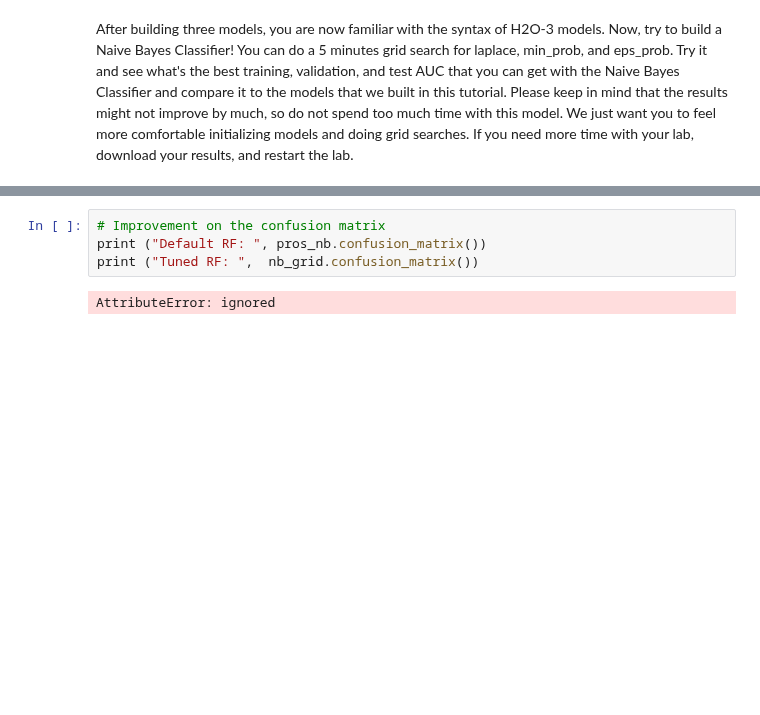
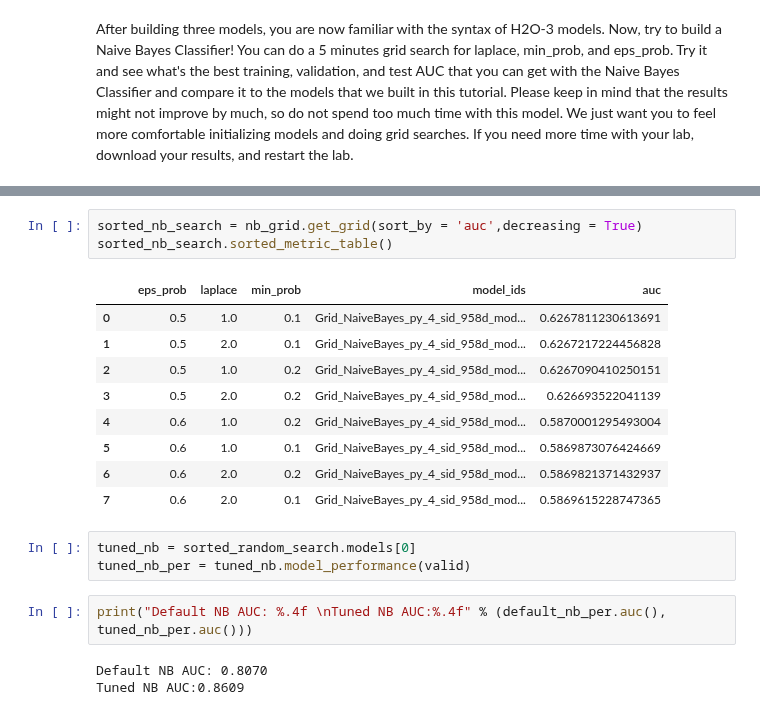
Before and after one commit to juan-ivan-NV/My-learnings, a Jupyter notebook: H2O_ai_tutorials/H2O_3_Classification.ipynb, the cells around one changed output, grey strips where cells are left out. Cells and saved outputs as stored; diff of their text form; blank space fills up the shorter version.

```diff
--- a/H2O_ai_tutorials/H2O_3_Classification.ipynb
+++ b/H2O_ai_tutorials/H2O_3_Classification.ipynb
@@ -1038,7 +943,22 @@ CPU times: user 1.54 s, sys: 114 ms, total: 1.65 s
 Wall time: 1min 18s
-# %%
-# Improvement on the confusion matrix
-print ("Default RF: ", pros_nb.confusion_matrix())
-print ("Tuned RF: ",  nb_grid.confusion_matrix())
-# %% [output]
-AttributeError: ignored
+# %%
+sorted_nb_search = nb_grid.get_grid(sort_by = 'auc',decreasing = True)
+sorted_nb_search.sorted_metric_table()
+# %% [output]
+|  |  | eps_prob | laplace | min_prob | model_ids | auc |
+| 0 |  | 0.5 | 1.0 | 0.1 | Grid_NaiveBayes_py_4_sid_958d_mod... | 0.6267811230613691 |
+| 1 |  | 0.5 | 2.0 | 0.1 | Grid_NaiveBayes_py_4_sid_958d_mod... | 0.6267217224456828 |
+| 2 |  | 0.5 | 1.0 | 0.2 | Grid_NaiveBayes_py_4_sid_958d_mod... | 0.6267090410250151 |
+| 3 |  | 0.5 | 2.0 | 0.2 | Grid_NaiveBayes_py_4_sid_958d_mod... | 0.626693522041139 |
+| 4 |  | 0.6 | 1.0 | 0.2 | Grid_NaiveBayes_py_4_sid_958d_mod... | 0.5870001295493004 |
+| 5 |  | 0.6 | 1.0 | 0.1 | Grid_NaiveBayes_py_4_sid_958d_mod... | 0.5869873076424669 |
+| 6 |  | 0.6 | 2.0 | 0.2 | Grid_NaiveBayes_py_4_sid_958d_mod... | 0.5869821371432937 |
+| 7 |  | 0.6 | 2.0 | 0.1 | Grid_NaiveBayes_py_4_sid_958d_mod... | 0.5869615228747365 |
+# %%
+tuned_nb = sorted_random_search.models[0]
+tuned_nb_per = tuned_nb.model_performance(valid)
+# %%
+print("Default NB AUC: %.4f \nTuned NB AUC:%.4f" % (default_nb_per.auc(), tuned_nb_per.auc()))
+# %% [output]
+Default NB AUC: 0.8070
+Tuned NB AUC:0.8609
```
Also changed, not shown: parts of 21 cells of this notebook.
